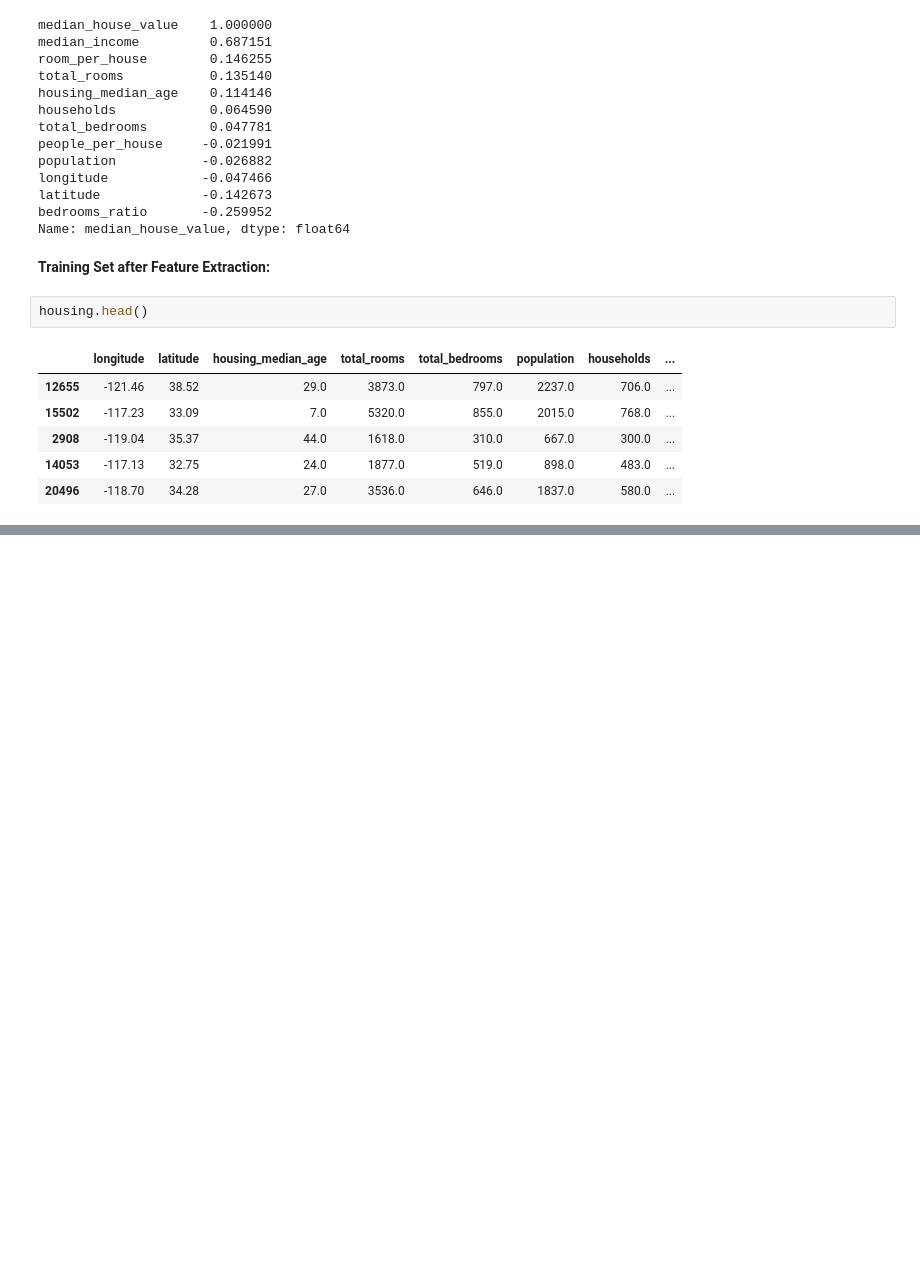
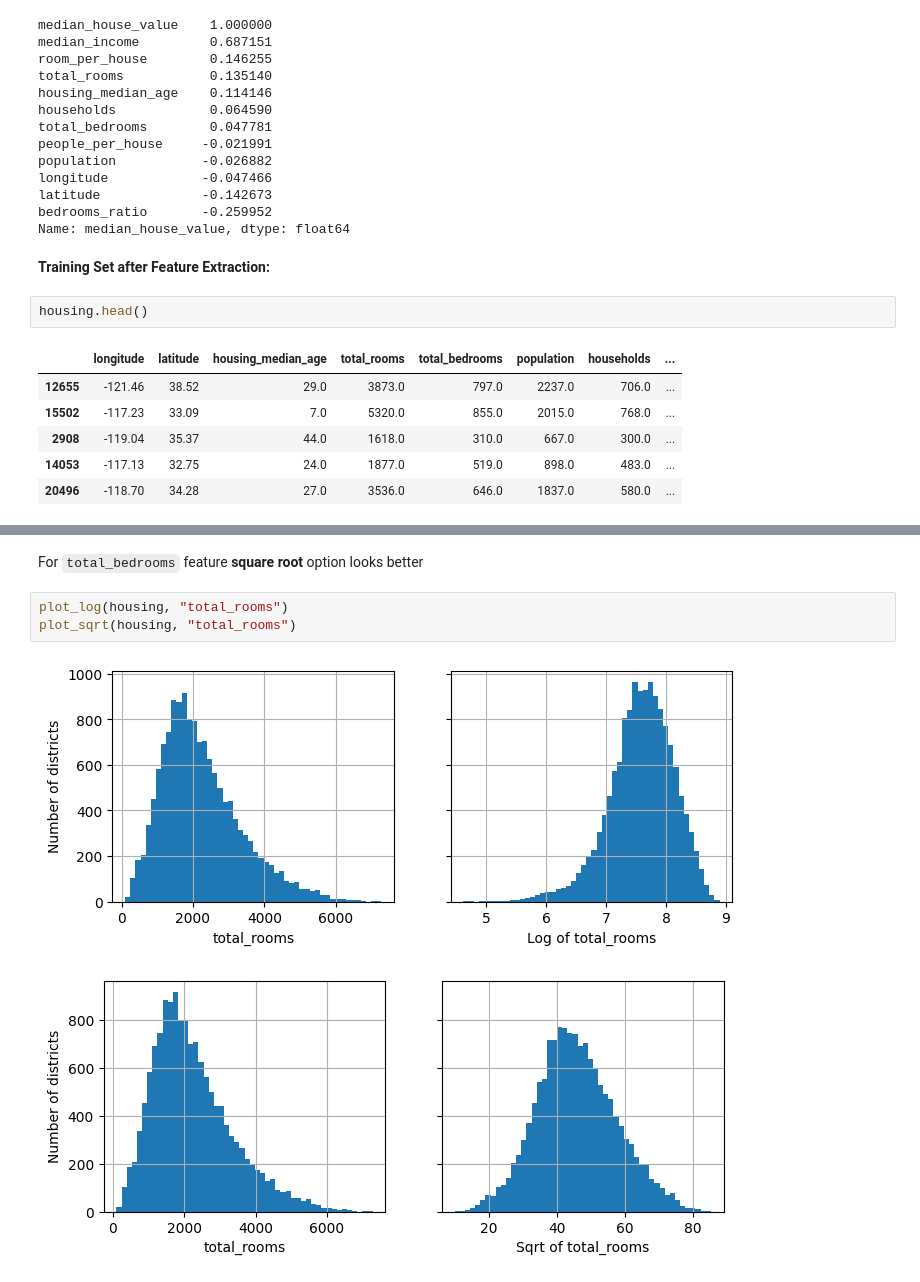
Before and after one commit to enescatagan/house-price-prediction, a Jupyter notebook: notebooks/main_nb.ipynb, the cells around one changed output, grey strips where cells are left out. Cells and saved outputs as stored; diff of their text form; blank space fills up the shorter version.

```diff
--- a/notebooks/main_nb.ipynb
+++ b/notebooks/main_nb.ipynb
@@ -361,0 +607,8 @@ housing.head()
+# %% [markdown]
+For `total_bedrooms` feature **square root** option looks better
+# %%
+plot_log(housing, "total_rooms")
+plot_sqrt(housing, "total_rooms")
+# %% [output]
+[figure, added]
+[figure, added]
```
Also changed, not shown: parts of 62 cells of this notebook, 3 other files.
